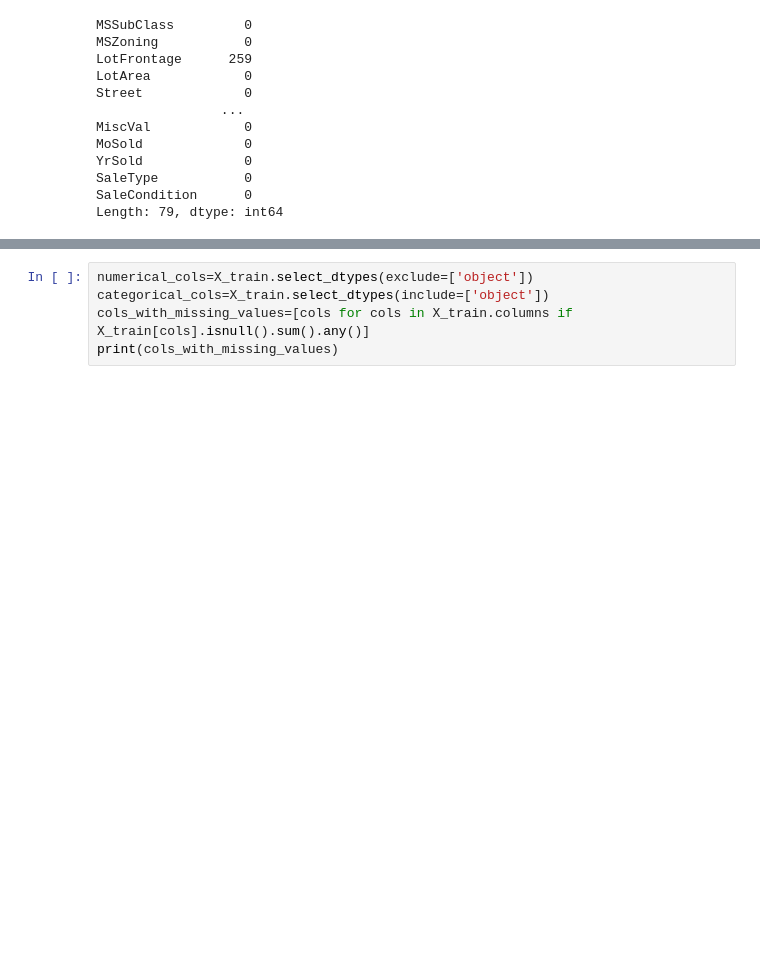
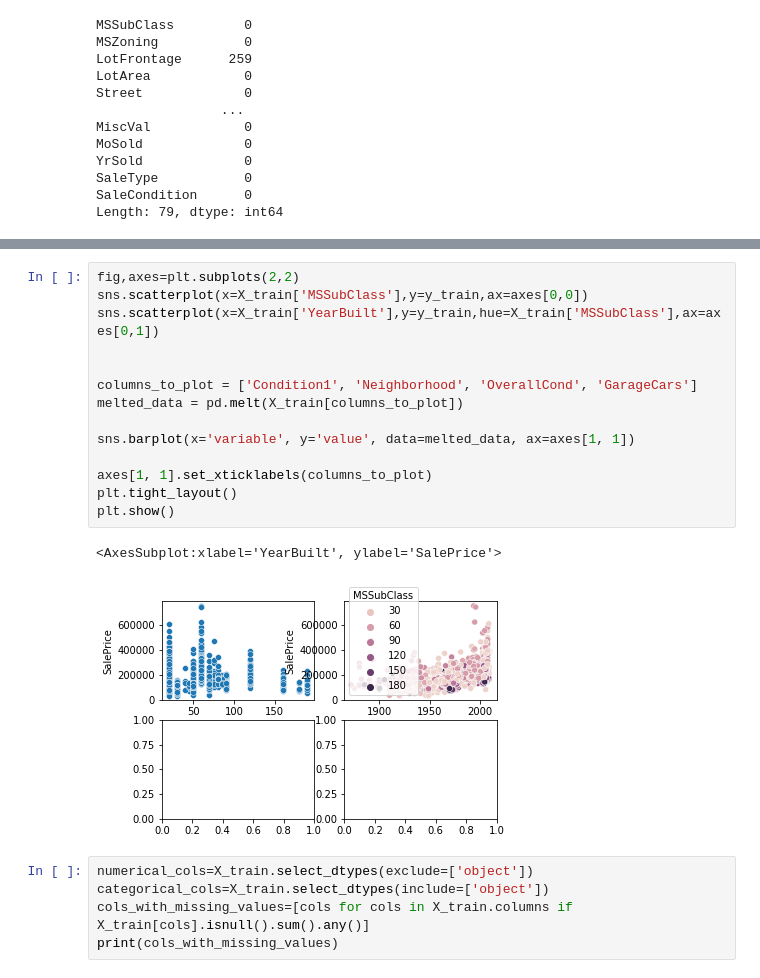
Before and after one commit to Jude-kotiano/Advance-Regression-HousePrices, a Jupyter notebook: house-pred-advanced.ipynb, the cells around one changed output, grey strips where cells are left out. Cells and saved outputs as stored; diff of their text form; blank space fills up the shorter version.

```diff
--- a/house-pred-advanced.ipynb
+++ b/house-pred-advanced.ipynb
@@ -55,3 +83,20 @@ Length: 79, dtype: int64
+# %%
+fig,axes=plt.subplots(2,2)
+sns.scatterplot(x=X_train['MSSubClass'],y=y_train,ax=axes[0,0])
+sns.scatterplot(x=X_train['YearBuilt'],y=y_train,hue=X_train['MSSubClass'],ax=axes[0,1])
+
+
+columns_to_plot = ['Condition1', 'Neighborhood', 'OverallCond', 'GarageCars']
+melted_data = pd.melt(X_train[columns_to_plot])
+
+sns.barplot(x='variable', y='value', data=melted_data, ax=axes[1, 1])
+
+axes[1, 1].set_xticklabels(columns_to_plot)
+plt.tight_layout()
+plt.show()
+# %% [output]
+<AxesSubplot:xlabel='YearBuilt', ylabel='SalePrice'>
+[figure, added]
 # %%
 numerical_cols=X_train.select_dtypes(exclude=['object'])
 categorical_cols=X_train.select_dtypes(include=['object'])
```
Also changed, not shown: parts of 2 cells of this notebook.
